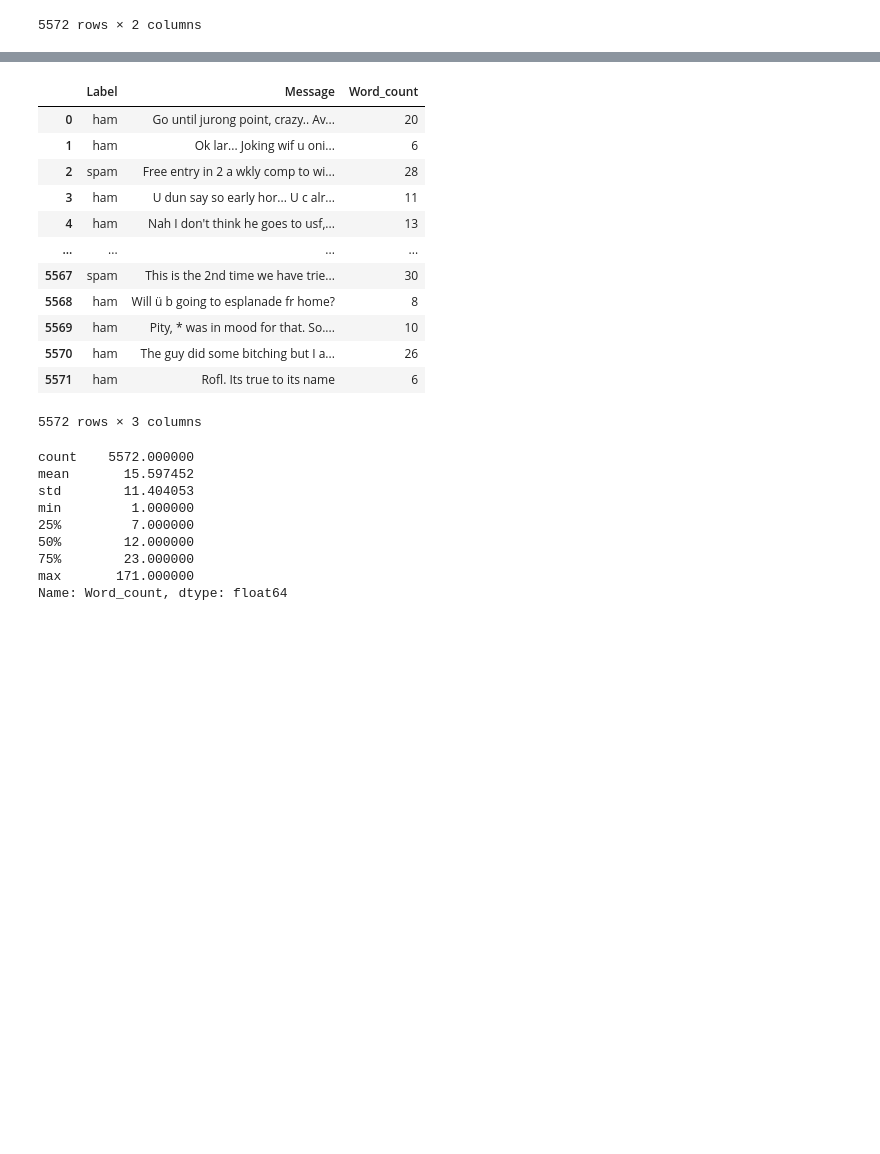
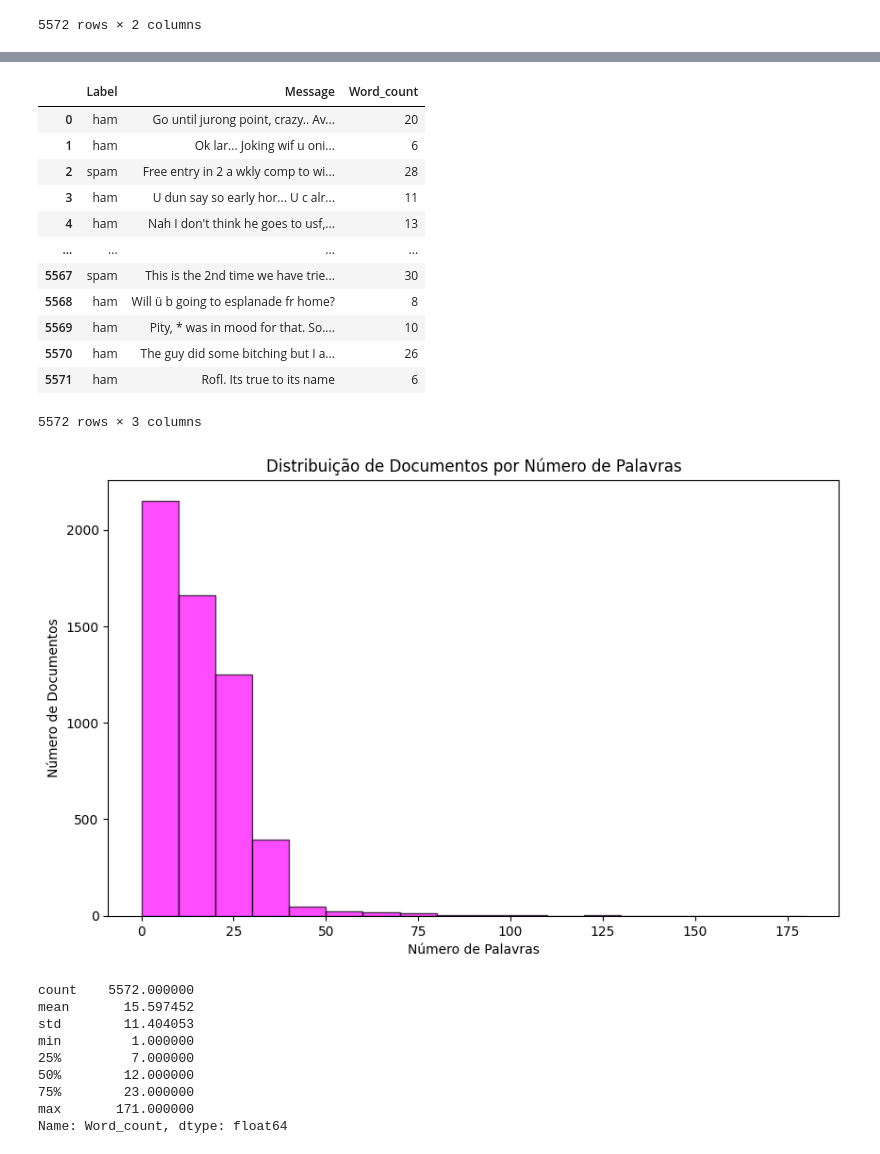
Before and after one commit to estermariaa/treinamentoLapPI, a Jupyter notebook: ex1.ipynb, the cells around one changed output, grey strips where cells are left out. Saved outputs shown, nothing was run; the diff lists cells and outputs as text; code cells hidden in the pictures; blank space fills up the shorter version.

```diff
--- a/ex1.ipynb
+++ b/ex1.ipynb
@@ -37,21 +35,31 @@ Name: count, dtype: int64
 # %%
 df["Word_count"] = df["Message"].apply(lambda x: len(x.split())) # Número de palavras por documento
 # Split divide o texto em palavras usando espaço como separador
 display(df)
+
+plt.figure(figsize=(10,6))
+plt.hist(df["Word_count"], bins=range(0, df["Word_count"].max() + 10, 10), edgecolor='black', color='magenta', alpha=0.7)
+
+plt.title("Distribuição de Documentos por Número de Palavras")
+plt.xlabel("Número de Palavras")
+plt.ylabel("Número de Documentos")
+
+plt.show()
 # %% [output]
 |  | Label | Message | Word_count |
 | 0 | ham | Go until jurong point, crazy.. Av... | 20 |
 | 1 | ham | Ok lar... Joking wif u oni... | 6 |
 | 2 | spam | Free entry in 2 a wkly comp to wi... | 28 |
 | 3 | ham | U dun say so early hor... U c alr... | 11 |
 | 4 | ham | Nah I don't think he goes to usf,... | 13 |
 | ... | ... | ... | ... |
 | 5567 | spam | This is the 2nd time we have trie... | 30 |
 | 5568 | ham | Will ü b going to esplanade fr home? | 8 |
 | 5569 | ham | Pity, * was in mood for that. So.... | 10 |
 | 5570 | ham | The guy did some bitching but I a... | 26 |
 | 5571 | ham | Rofl. Its true to its name | 6 |
 5572 rows × 3 columns
+[figure, added]
 # %%
 df["Word_count"].describe() #Alguns dados
 # Count: número de mensagens
```
Also changed, not shown: parts of 11 cells of this notebook, 1 other file.
